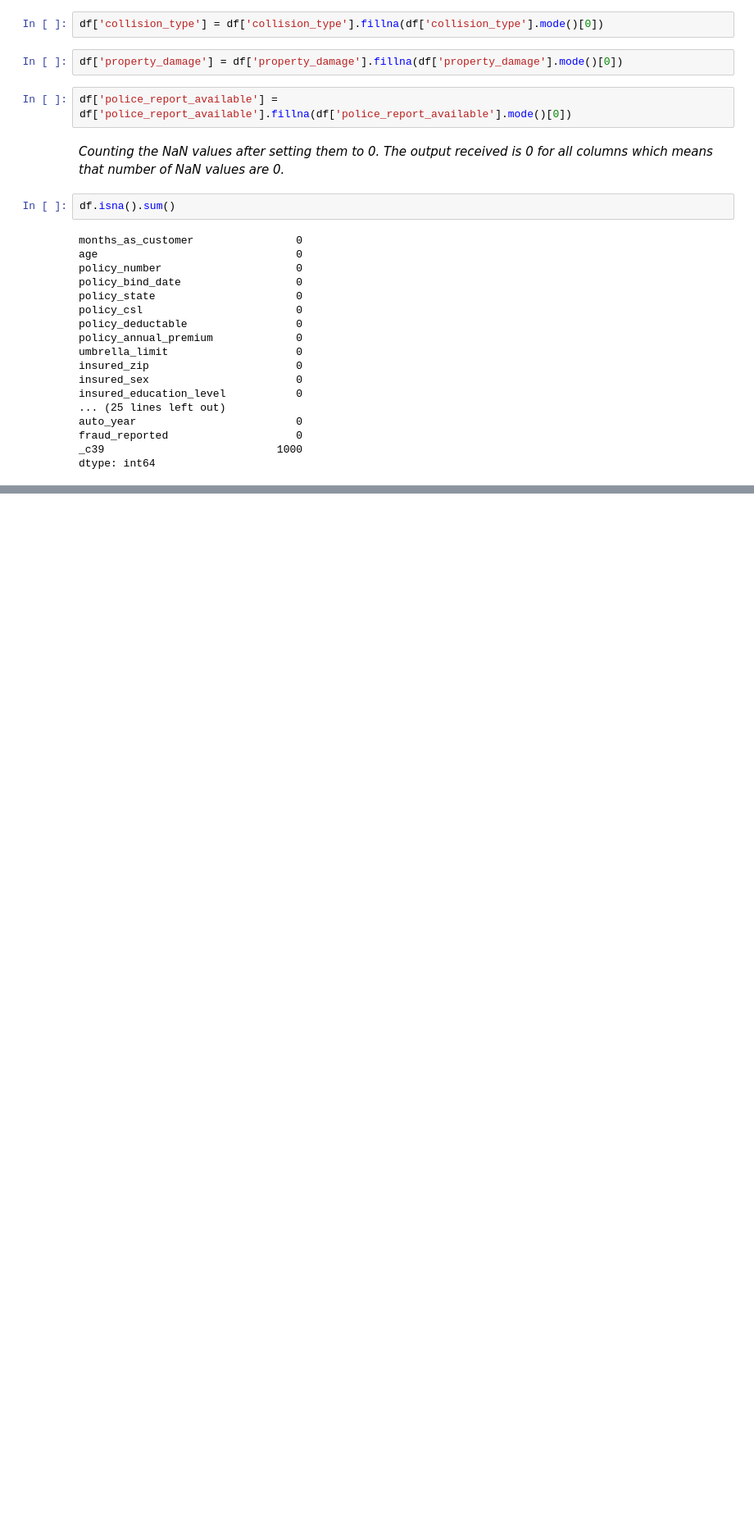
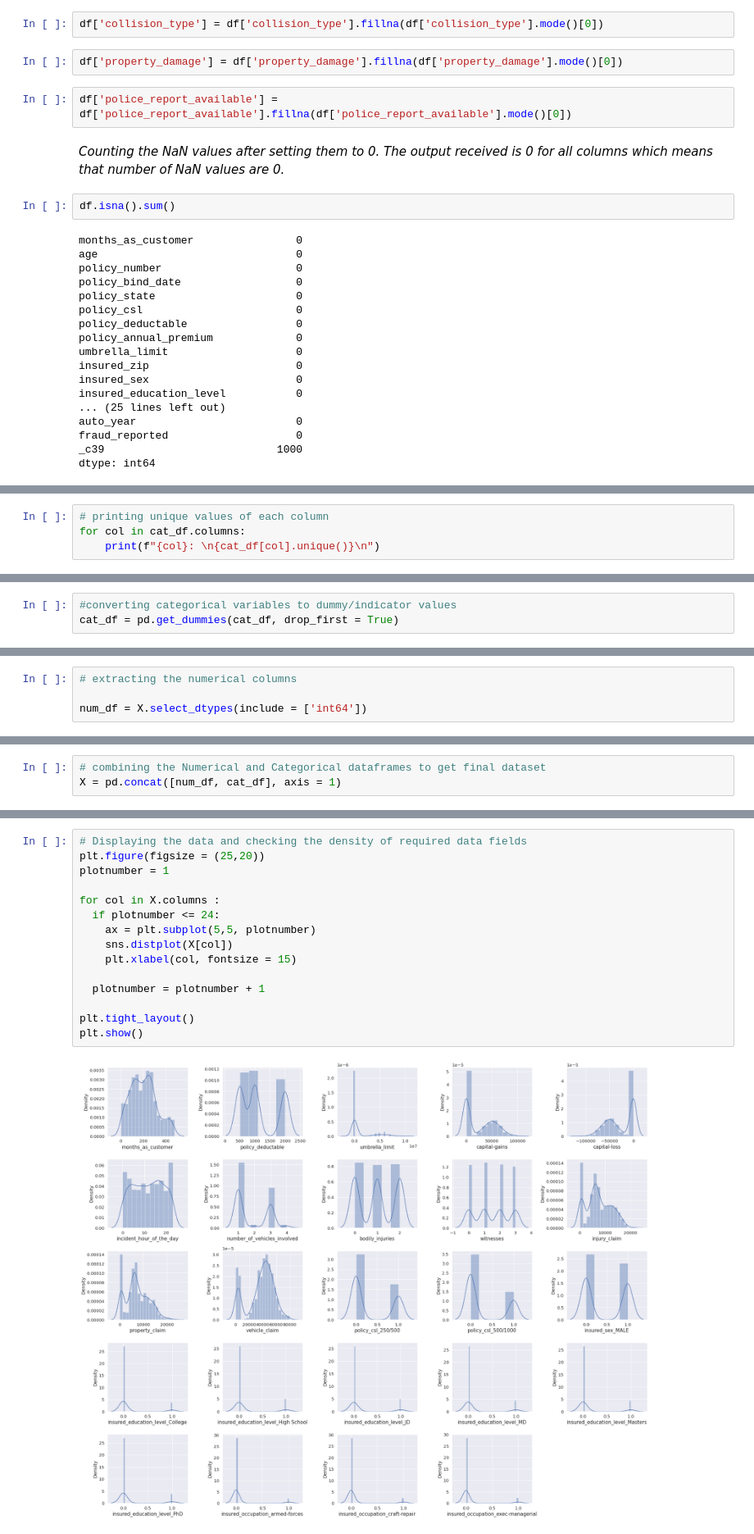
Before and after one commit to bharat1611/Neo4j---Fraud-Detection---Insurance-Claims, a Jupyter notebook: Fraud_Detection_Insurance.ipynb, the cells around one changed output, grey strips where cells are left out. Shown at 82% size. Saved outputs shown, nothing was run; the diff lists cells and outputs as text; blank space fills up the shorter version.

```diff
--- a/Fraud_Detection_Insurance.ipynb
+++ b/Fraud_Detection_Insurance.ipynb
@@ -153,0 +272,4 @@ plt.show()
+# %%
+# printing unique values of each column
+for col in cat_df.columns:
+    print(f"{col}: \n{cat_df[col].unique()}\n")
@@ -153,0 +294,3 @@ plt.show()
+# %%
+#converting categorical variables to dummy/indicator values
+cat_df = pd.get_dummies(cat_df, drop_first = True)
@@ -153,0 +307,4 @@ plt.show()
+# %%
+# extracting the numerical columns
+
+num_df = X.select_dtypes(include = ['int64'])
@@ -153,0 +320,3 @@ plt.show()
+# %%
+# combining the Numerical and Categorical dataframes to get final dataset
+X = pd.concat([num_df, cat_df], axis = 1)
@@ -153,0 +333,17 @@ plt.show()
+# %%
+# Displaying the data and checking the density of required data fields
+plt.figure(figsize = (25,20))
+plotnumber = 1
+
+for col in X.columns :
+  if plotnumber <= 24:
+    ax = plt.subplot(5,5, plotnumber)
+    sns.distplot(X[col])
+    plt.xlabel(col, fontsize = 15)
+
+  plotnumber = plotnumber + 1
+
+plt.tight_layout()
+plt.show()
+# %% [output]
+[figure, added]
```
Also changed, not shown: parts of 20 cells of this notebook.
